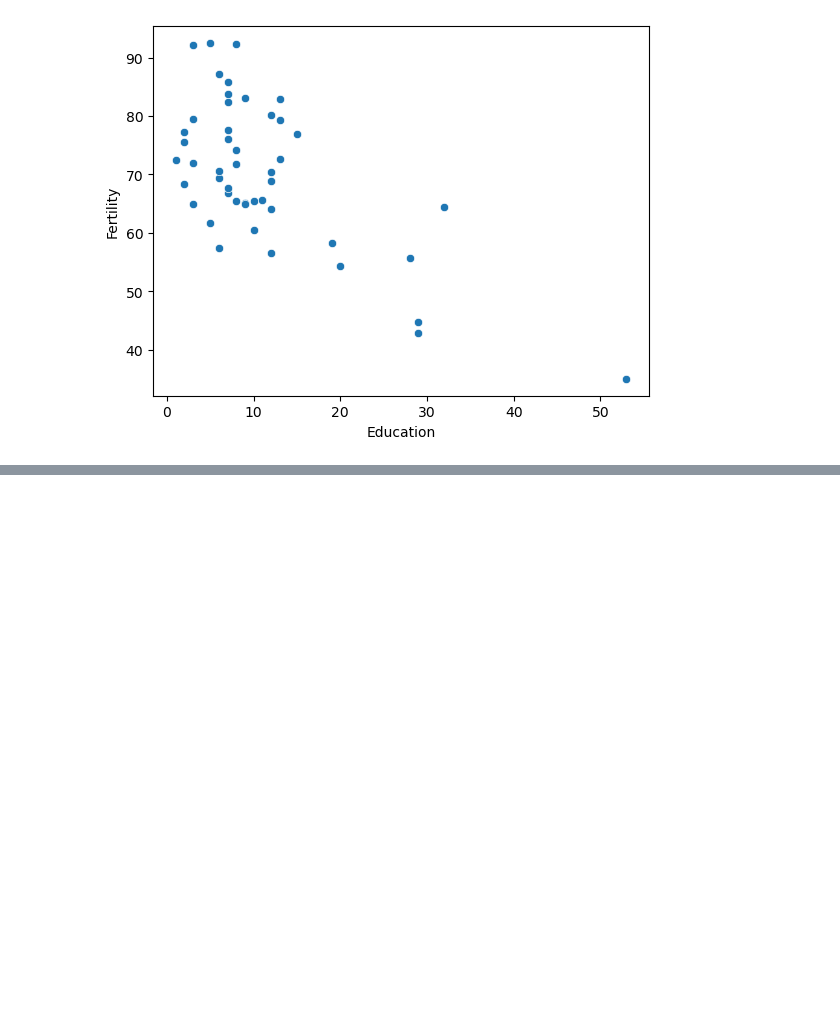
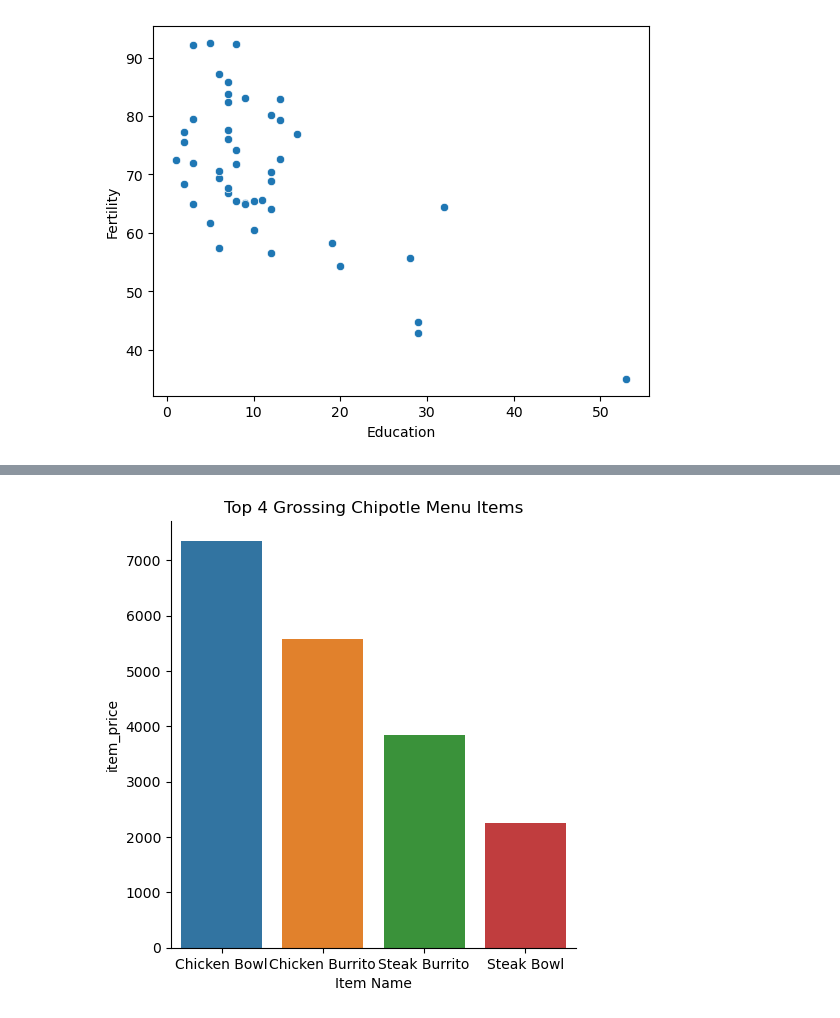
Before and after one commit to corey-hermesch/numpy-pandas-visualization-exercises, a Jupyter notebook: seaborn_exercises.ipynb, the cells around one changed output, grey strips where cells are left out. Drawn from its saved outputs; the diff is of its cells as text; code cells hidden in the pictures; blank space fills up the shorter version.

```diff
--- a/seaborn_exercises.ipynb
+++ b/seaborn_exercises.ipynb
@@ -251,3 +260,21 @@ plt.show()
 # %%
 #     Load the chipotle dataset from SQL, create a bar chart that shows the 4 most popular items and the
 # revenue produced by each.
+
+# in retrospect, I answered the wrong question. I charted the top earning items
+
+from env import host, user, password
+
+def get_db_url(db_name, user=user, host=host, password=password):
+    '''
+    get_db_url accepts a database name, username, hostname, password
+    and returns a url connection string formatted to work with codeup's
+    sql database.
+    Default values from env.py are provided for user, host, and password.
+    '''
+    return f'mysql+pymysql://{user}:{password}@{host}/{db_name}'
+
+connection = get_db_url('chipotle')
+query = "SELECT * FROM orders"
+chip_df = pd.read_sql(query, connection)
+chip_df.head()
@@ -253,0 +288,4 @@ plt.show()
+# %%
+#change item_price to float
+chip_df.item_price = chip_df.item_price.str.strip('$').astype(float)
+chip_df.info()
@@ -254 +306,18 @@ plt.show()
+# %%
+# group item_names together with the sum of their item_price (item_price includes quantity, i.e. you don't
+# have to multipy item_price x quantity to get a total; item_price IS a total)
+
+revenue_by_item = chip_df.groupby(by='item_name').item_price.sum().sort_values(ascending=False)
+# %%
+# change series from above to a DF
+revenue_df = pd.DataFrame(revenue_by_item)
+revenue_df = revenue_df.reset_index()
+# plot the desired info
+sns.catplot(data=revenue_df.head(4), x = 'item_name', y = 'item_price', kind='bar')
+plt.xlabel('Item Name')
+# plt.ylabel('Total Revenue')
+plt.title('Top 4 Grossing Chipotle Menu Items')
+plt.show()
+# %% [output]
+[figure, added]
 # %%
```
Also changed, not shown: parts of 11 cells of this notebook, 1 other file.
